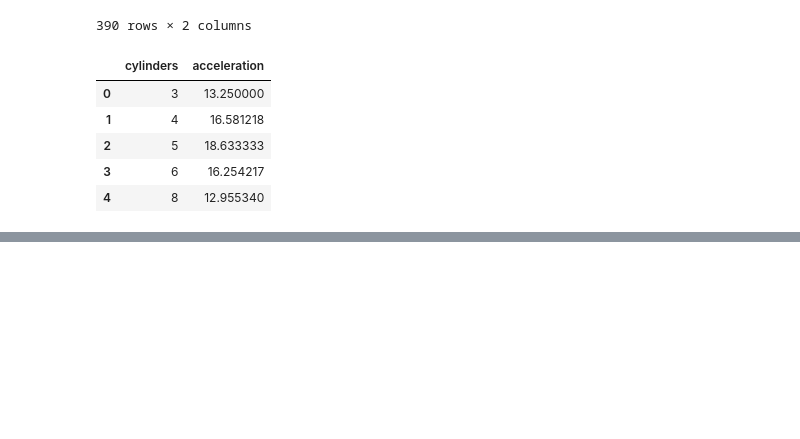
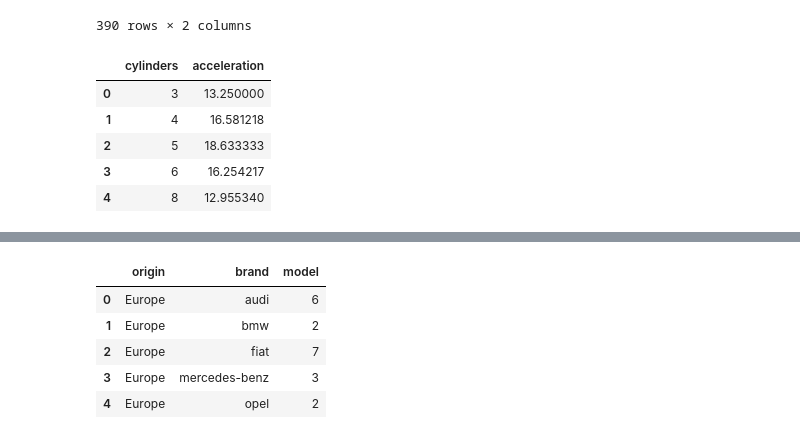
Before and after one commit to MarceloMedel/vizAnalysis, a Jupyter notebook: autos.ipynb, the cells around one changed output, grey strips where cells are left out. Cells and saved outputs as stored; diff of their text form; code cells hidden in the pictures; blank space fills up the shorter version.

```diff
--- a/autos.ipynb
+++ b/autos.ipynb
@@ -188,0 +207,10 @@ fig.show()
+# %%
+df_plot = df_autos.groupby(['origin','brand']).agg({'model':pd.Series.nunique}).reset_index()
+df_plot.head()
+# %% [output]
+|  | origin | brand | model |
+| 0 | Europe | audi | 6 |
+| 1 | Europe | bmw | 2 |
+| 2 | Europe | fiat | 7 |
+| 3 | Europe | mercedes-benz | 3 |
+| 4 | Europe | opel | 2 |
```
Also changed, not shown: parts of 10 cells of this notebook.
